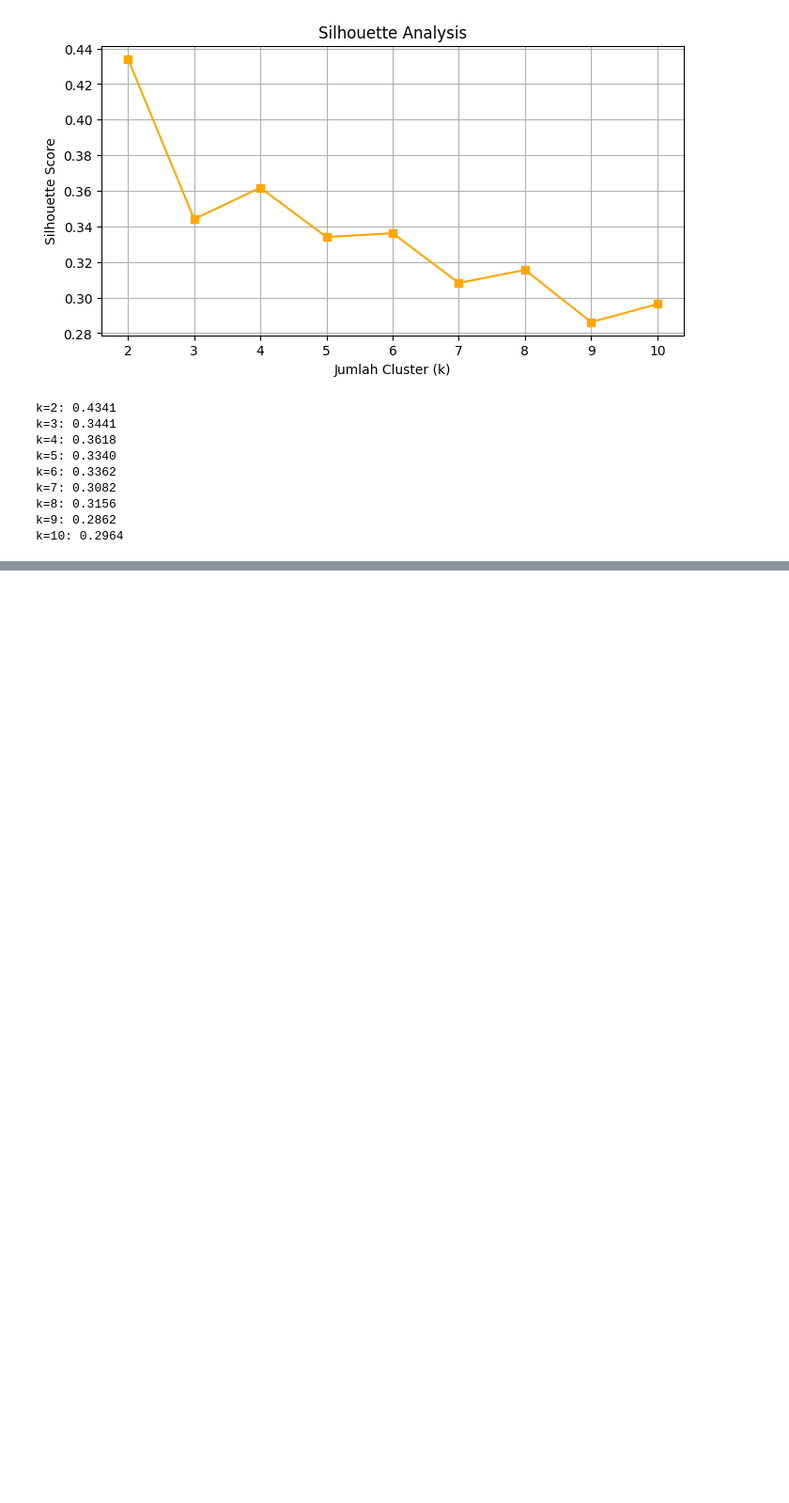
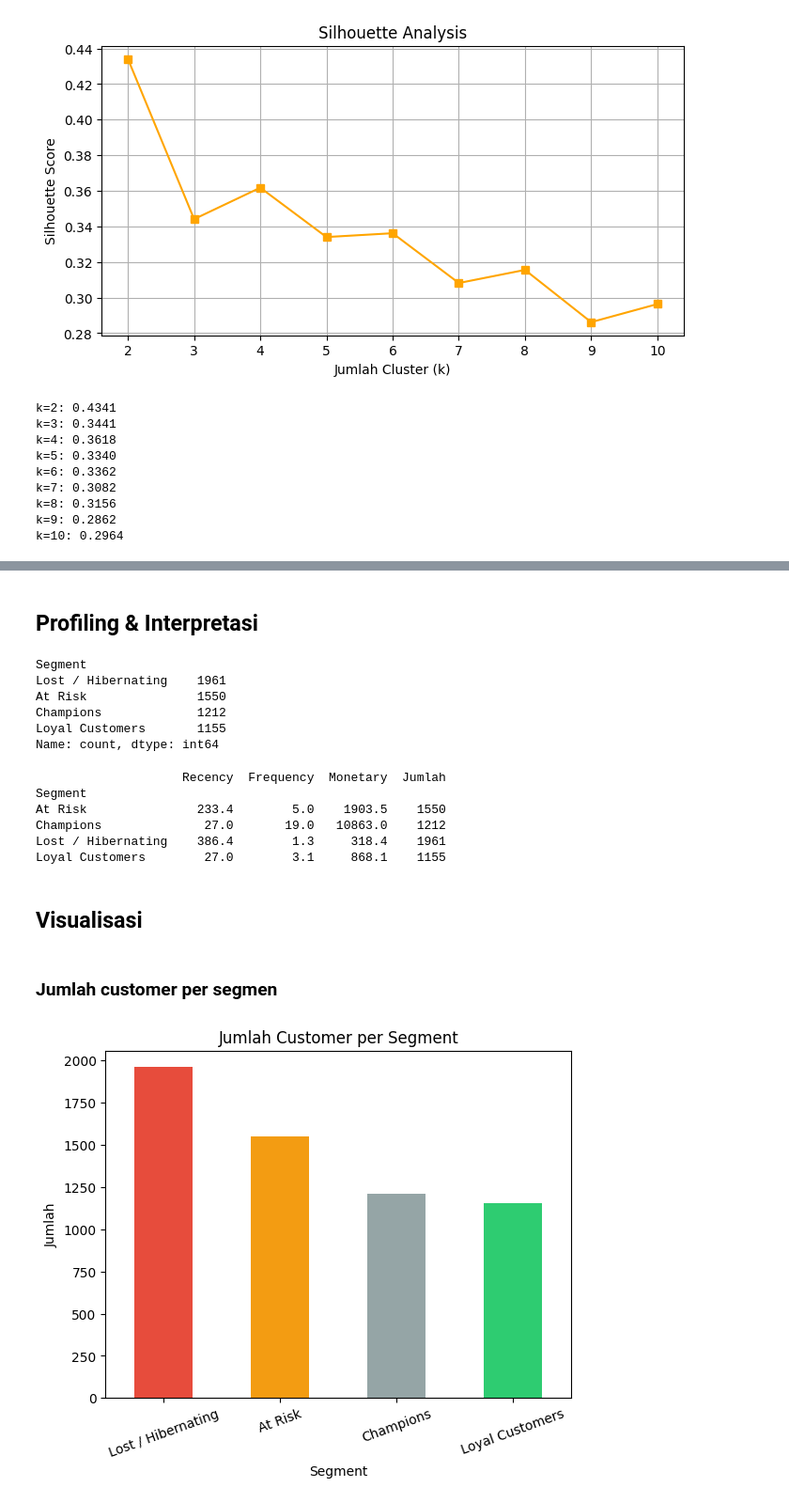
Before and after one commit to Naitkomahli/Customer-Segmentation-use-RFM-Analysis-with-K-Means-Clustering, a Jupyter notebook: model.ipynb, the cells around one changed output, grey strips where cells are left out. Shown at 94% size. Saved outputs shown, nothing was run; the diff lists cells and outputs as text; code cells hidden in the pictures; blank space fills up the shorter version.

```diff
--- a/model.ipynb
+++ b/model.ipynb
@@ -301,0 +309,10 @@ k=10: 0.2964
+# %%
+k = 4
+final_km = KMeans(n_clusters=k, init='k-means++', n_init=10, random_state=42)
+rfm['Cluster'] = final_km.fit_predict(rfm_scaled)
+
+# cek distribusi: tiap cluster isinya berapa customer
+print(rfm['Cluster'].value_counts().sort_index())
+
+# profiling: rata-rata R/F/M per cluster (dasar pemberian nama pada tahap sebelumnya)
+print(rfm.groupby('Cluster')[['Recency', 'Frequency', 'Monetary']].mean())
@@ -301,0 +332,45 @@ k=10: 0.2964
+# %% [markdown]
+## Profiling & Interpretasi
+# %%
+# Label 0-3 itu arbitrer (K-Means nggak paham nama).
+# Kita petakan berdasar pola R/F/M di atas — INI yang ditanya interviewer:
+# "kenapa kamu namain begitu?" → jawab dari angka, bukan tebakan.
+segment_map = {
+    0: 'At Risk',
+    1: 'Loyal Customers',
+    2: 'Lost / Hibernating',
+    3: 'Champions'
+}
+rfm['Segment'] = rfm['Cluster'].map(segment_map)
+print(rfm['Segment'].value_counts())
+# %% [output]
+Segment
+Lost / Hibernating    1961
+At Risk               1550
+Champions             1212
+Loyal Customers       1155
+Name: count, dtype: int64
+# %%
+# Gabungkan jumlah customer + rata-rata R/F/M dalam 1 tabel rapi
+profile = rfm.groupby('Segment')[['Recency','Frequency','Monetary']].mean().round(1)
+profile['Jumlah'] = rfm['Segment'].value_counts()
+print(profile)
+# %% [output]
+                    Recency  Frequency  Monetary  Jumlah
+Segment
+At Risk               233.4        5.0    1903.5    1550
+Champions              27.0       19.0   10863.0    1212
+Lost / Hibernating    386.4        1.3     318.4    1961
+Loyal Customers        27.0        3.1     868.1    1155
+# %% [markdown]
+## Visualisasi
+# %% [markdown]
+### Jumlah customer per segmen
+# %%
+# Bar chart: besaran tiap segmen (siapa paling banyak?)
+rfm['Segment'].value_counts().plot(kind='bar', color=['#e74c3c','#f39c12','#95a5a6','#2ecc71'])
+plt.title('Jumlah Customer per Segment')
+plt.ylabel('Jumlah'); plt.xticks(rotation=20)
+plt.show()
+# %% [output]
+[figure, added]
```
Also changed, not shown: parts of 7 cells of this notebook, 3 other files.
